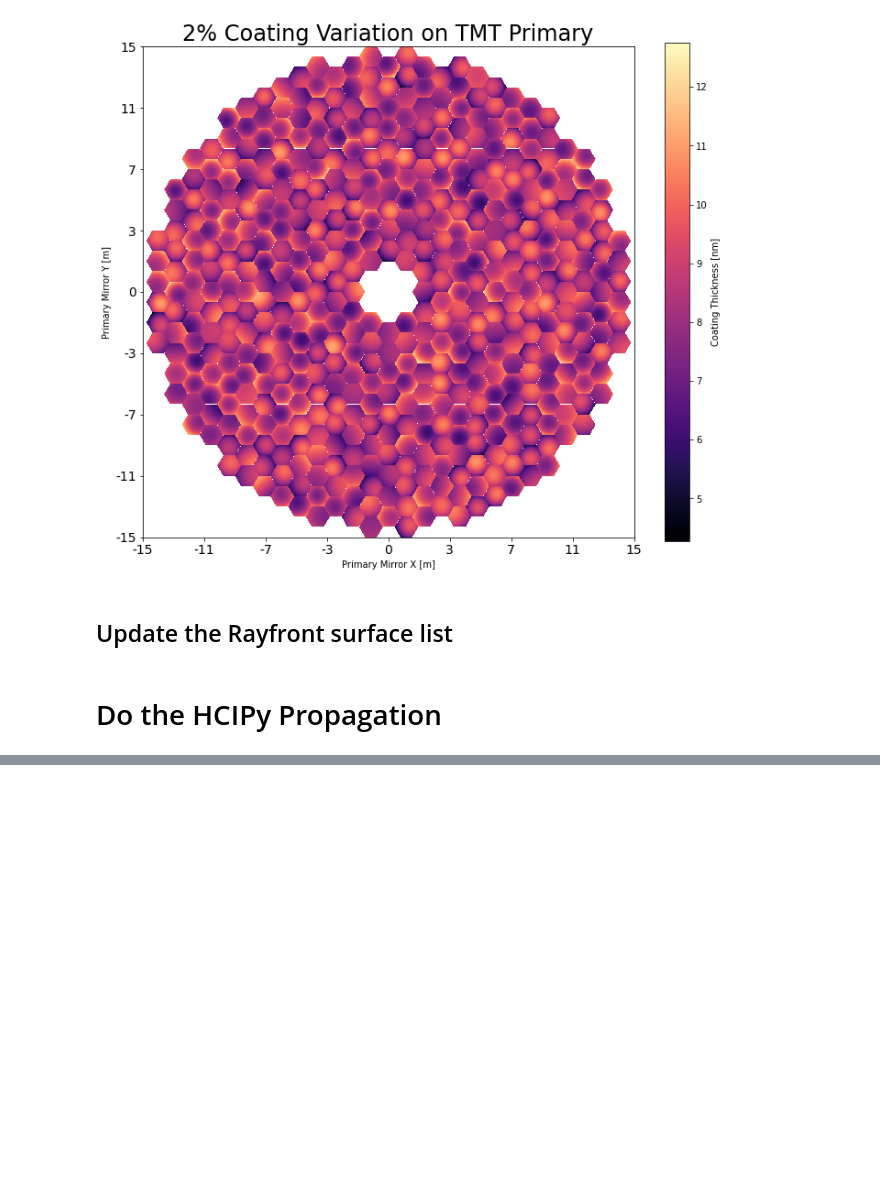
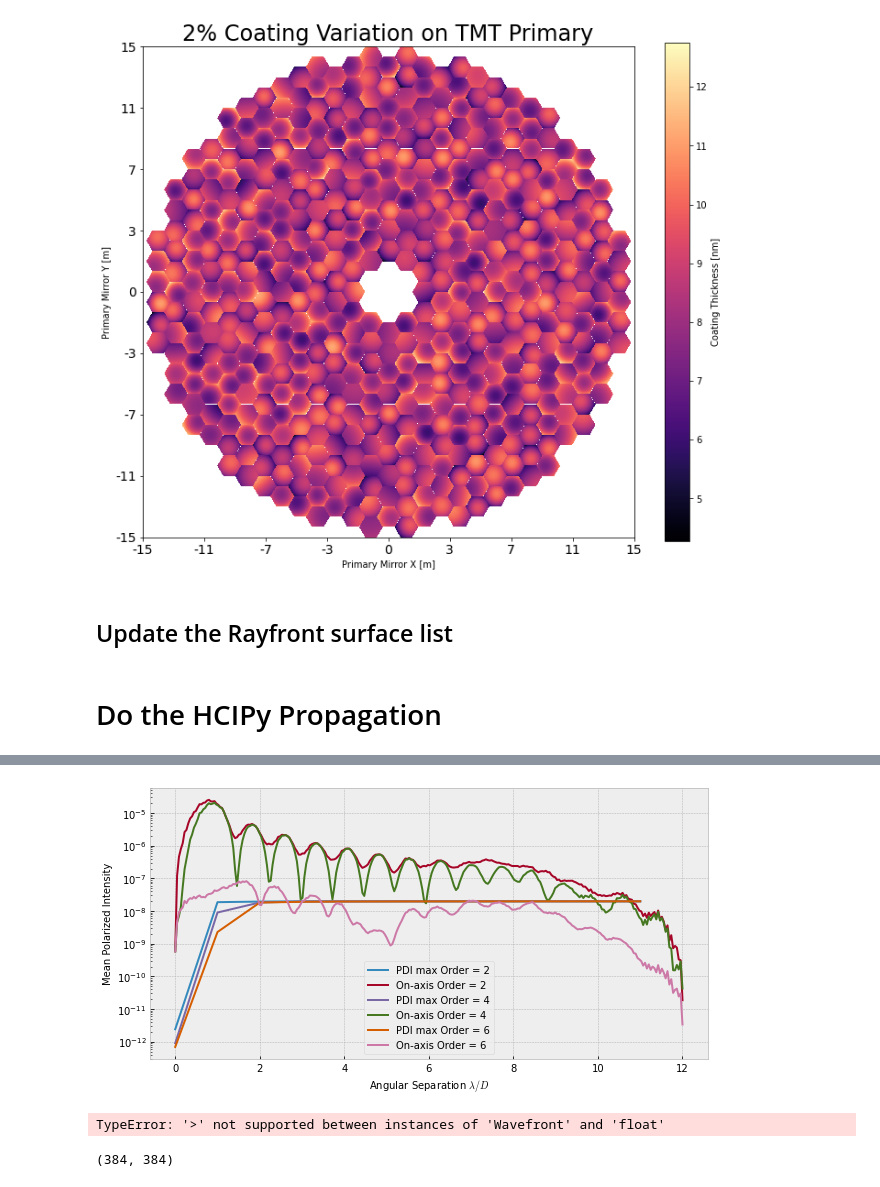
Before and after one commit to Jashcraf/polarization-gsmts-II, a Jupyter notebook: tmt_coronagraph.ipynb, the cells around one changed output, grey strips where cells are left out. Drawn from its saved outputs; the diff is of its cells as text; code cells hidden in the pictures; blank space fills up the shorter version.

```diff
--- a/tmt_coronagraph.ipynb
+++ b/tmt_coronagraph.ipynb
@@ -212,0 +344,34 @@ plt.show()
+# %%
+xaxis_high_sampled = np.linspace(0,12,ref_azavgs[0].shape[0])
+pi_throughput = np.empty([len(order),working_angles.shape[0]])
+for q in range(len(order)):
+    for i in range(len(working_angles)):
+        pi_throughput[q,i] = I[q,i].max()
+
+plt.style.use('bmh')
+plt.figure(figsize=[10,5])
+for i,through in enumerate(pi_throughput):
+    plt.plot(through,label=f'PDI max Order = {order[i]}')
+    plt.plot(xaxis_high_sampled,ref_azavgs[i],label=f'On-axis Order = {order[i]}')
+plt.ylabel('Mean Polarized Intensity')
+plt.xlabel('Angular Separation '+r'$\lambda/D$')
+plt.legend()
+# plt.ylim([0,1e-7])
+plt.yscale('log')
+plt.show()
+# %% [output]
+[figure, added]
+# %%
+angle = 0
+pbs = LinearPolarizingBeamSplitter(0)
+im1,im2 = pbs(prop(corrected_wvfnt))
+im1 = large_poisson(im1)
+im2 = large_poisson(im2)
+imshow_field(im1.power - im2.power)
+plt.colorbar()
+# %% [output]
+TypeError: '>' not supported between instances of 'Wavefront' and 'float'
+# %%
+Q.shape
+# %% [output]
+(384, 384)
```
Also changed, not shown: parts of 18 cells of this notebook, 1 other file.
